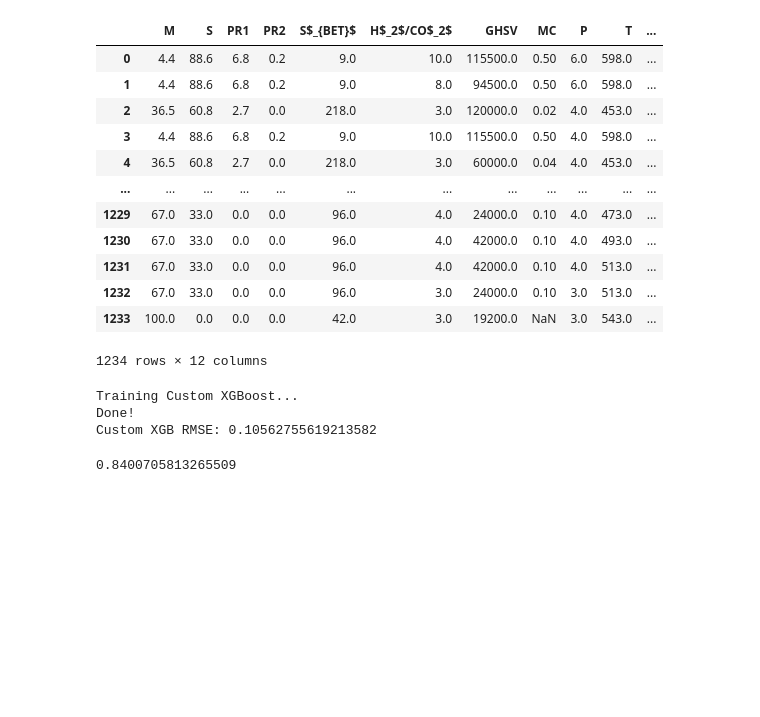
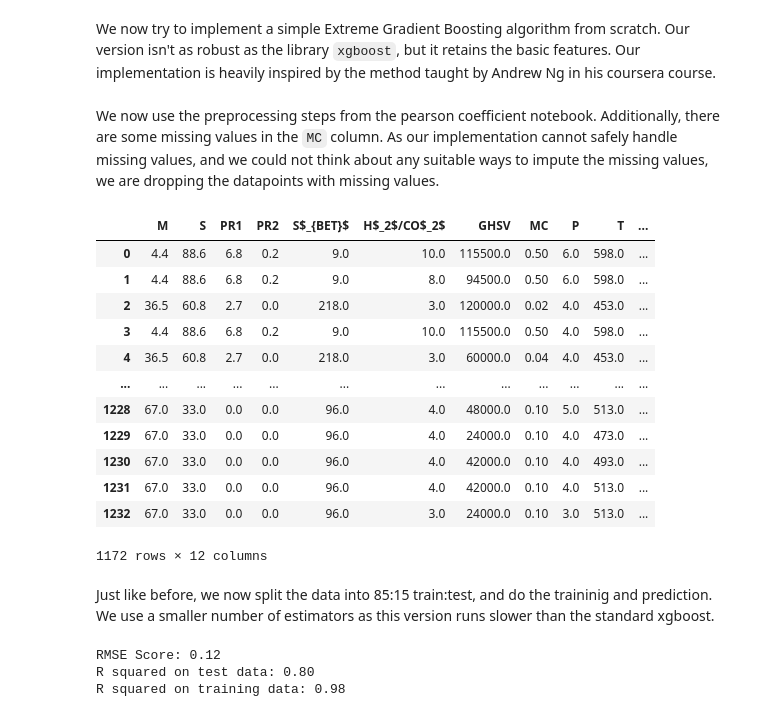
Before and after one commit to amin2783/suvarna_et_al_reproduction, a Jupyter notebook: xgb_from_scratch.ipynb, the cells around one changed output. Cells and saved outputs as stored; diff of their text form; code cells hidden in the pictures; blank space fills up the shorter version.

Commit message:
Complete implementation of xgb from scratch, and complete comments

```diff
--- a/xgb_from_scratch.ipynb
+++ b/xgb_from_scratch.ipynb
@@ -1,3 +1,5 @@
+# %% [markdown]
+We now try to implement a simple Extreme Gradient Boosting algorithm from scratch. Our version isn't as robust as the library `xgboost`, but it retains the basic features. Our implementation is heavily inspired by the method taught by Andrew Ng in his coursera course.
 # %%
 import sklearn
 import numpy as np
@@ -150,55 +152,66 @@ class Custom_xgb:
             final_predictions += self.learning_rate*self.predict_tree(tree, X)
 
         return final_predictions
+# %% [markdown]
+We now use the preprocessing steps from the pearson coefficient notebook. Additionally, there are some missing values in the `MC` column. As our implementation cannot safely handle missing values, and we could not think about any suitable ways to impute the missing values, we are dropping the datapoints with missing values.
 # %%
 # preprocessing steps from previous notebook
 df = pd.read_excel("./Curated_data_1234_datapoints.xlsx")
+
 df.columns = df.columns.str.strip()
 df = df.drop(columns=["Reference DOI", "Unnamed: 23"], axis=1)
+
+df.dropna(inplace=True)
 df['Support Loading [wt.%]'] = 100 - df['Metal Loading [wt.%]'] - df['Promoter 1 loading [wt.%]'] - df['Promoter 2 loading [wt.%]']
 
 y = df.iloc[:, 0]
 y = y/1000  #units aren't consistent
 
-X = df[["Metal Loading [wt.%]", "Support Loading [wt.%]", "Promoter 1 loading [wt.%]", "Promoter 2 loading [wt.%]", "SBET [m2 g-1]", "H2/CO2 [-]", "GHSV [cm3 h-1 gcat-1]", "Catalyst amount [g]", "Pressure [Mpa]", "Temperature [K]", "Calcination Temperature [K]", "Calcination duration [h]"]]
+X = (df[["Metal Loading [wt.%]", "Support Loading [wt.%]", "Promoter 1 loading [wt.%]", "Promoter 2 loading [wt.%]", "SBET [m2 g-1]", "H2/CO2 [-]", "GHSV [cm3 h-1 gcat-1]", "Catalyst amount [g]", "Pressure [Mpa]", "Temperature [K]", "Calcination Temperature [K]", "Calcination duration [h]"]]).copy()
 
 # rename the columns
 column_names = ["M", "S", "PR1", "PR2", "S$_{BET}$", "H$_2$/CO$_2$", "GHSV", "MC", "P", "T", "CT", "CD"]
 X.columns = column_names
 
 display(X)
 # %% [output]
 |  | M | S | PR1 | PR2 | S$_{BET}$ | H$_2$/CO$_2$ | GHSV | MC | P | T | ... |
 | 0 | 4.4 | 88.6 | 6.8 | 0.2 | 9.0 | 10.0 | 115500.0 | 0.50 | 6.0 | 598.0 | ... |
 | 1 | 4.4 | 88.6 | 6.8 | 0.2 | 9.0 | 8.0 | 94500.0 | 0.50 | 6.0 | 598.0 | ... |
 | 2 | 36.5 | 60.8 | 2.7 | 0.0 | 218.0 | 3.0 | 120000.0 | 0.02 | 4.0 | 453.0 | ... |
 | 3 | 4.4 | 88.6 | 6.8 | 0.2 | 9.0 | 10.0 | 115500.0 | 0.50 | 4.0 | 598.0 | ... |
 | 4 | 36.5 | 60.8 | 2.7 | 0.0 | 218.0 | 3.0 | 60000.0 | 0.04 | 4.0 | 453.0 | ... |
 | ... | ... | ... | ... | ... | ... | ... | ... | ... | ... | ... | ... |
+| 1228 | 67.0 | 33.0 | 0.0 | 0.0 | 96.0 | 4.0 | 48000.0 | 0.10 | 5.0 | 513.0 | ... |
 | 1229 | 67.0 | 33.0 | 0.0 | 0.0 | 96.0 | 4.0 | 24000.0 | 0.10 | 4.0 | 473.0 | ... |
 | 1230 | 67.0 | 33.0 | 0.0 | 0.0 | 96.0 | 4.0 | 42000.0 | 0.10 | 4.0 | 493.0 | ... |
 | 1231 | 67.0 | 33.0 | 0.0 | 0.0 | 96.0 | 4.0 | 42000.0 | 0.10 | 4.0 | 513.0 | ... |
 | 1232 | 67.0 | 33.0 | 0.0 | 0.0 | 96.0 | 3.0 | 24000.0 | 0.10 | 3.0 | 513.0 | ... |
-| 1233 | 100.0 | 0.0 | 0.0 | 0.0 | 42.0 | 3.0 | 19200.0 | NaN | 3.0 | 543.0 | ... |
-1234 rows × 12 columns
+1172 rows × 12 columns
+# %% [markdown]
+Just like before, we now split the data into 85:15 train:test, and do the traininig and prediction. We use a smaller number of estimators as this version runs slower than the standard xgboost.
 # %%
 X_train, X_test, y_train, y_test = sklearn.model_selection.train_test_split(X, y, test_size=0.15, random_state=10)
 
 
-my_xgb = Custom_xgb(n_estimators=30, max_depth=8, learning_rate=0.2, lambda_reg=1)
+model = Custom_xgb(n_estimators=30, max_depth=8, learning_rate=0.2, lambda_reg=1)
 
 
-print("Training Custom XGBoost...")
-my_xgb.fit(X_train, y_train)
-print("Done!")
+model.fit(X_train, y_train)
 
-preds = my_xgb.predict(X_test)
-rmse = np.sqrt(sklearn.metrics.mean_squared_error(y_test, preds))
-print(f"Custom XGB RMSE: {rmse}")
+y_pred_test = model.predict(X_test)
+y_pred_train = model.predict(X_train)
 
-sklearn.metrics.r2_score(y_test, preds)
+
+#calculate metrics to plot
+rmse = sklearn.metrics.root_mean_squared_error(y_test, y_pred_test)
+r_squared_test = sklearn.metrics.r2_score(y_test, y_pred_test)
+r_squared_train = sklearn.metrics.r2_score(y_train, y_pred_train)
+
+print(f"RMSE Score: {rmse:.2f}\n"
+      f"R squared on test data: {r_squared_test:.2f}\n"
+      f"R squared on training data: {r_squared_train:.2f}")
 # %% [output]
-Training Custom XGBoost...
-Done!
-Custom XGB RMSE: 0.10562755619213582
+RMSE Score: 0.12
+R squared on test data: 0.80
+R squared on training data: 0.98
-0.8400705813265509
```
Also changed, not shown: parts of 2 cells of this notebook, 2 other files.
